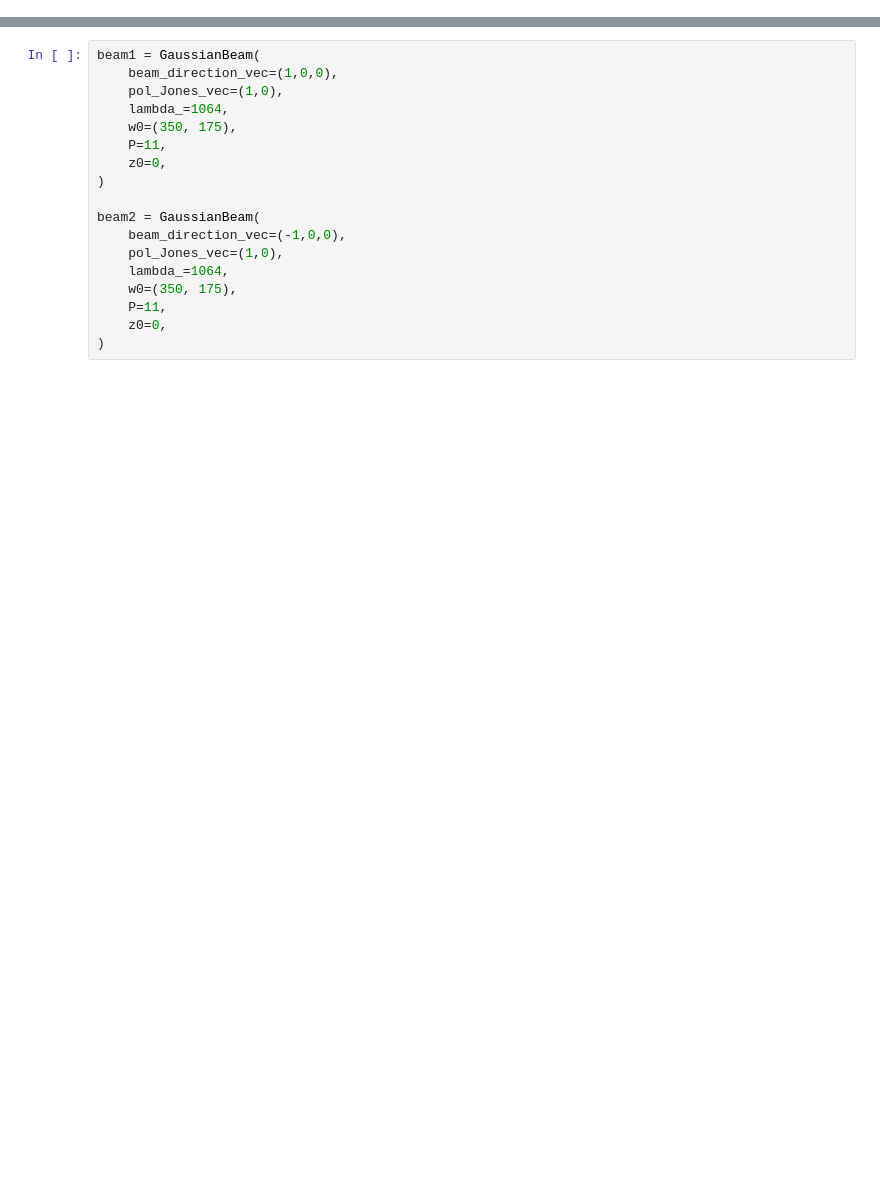
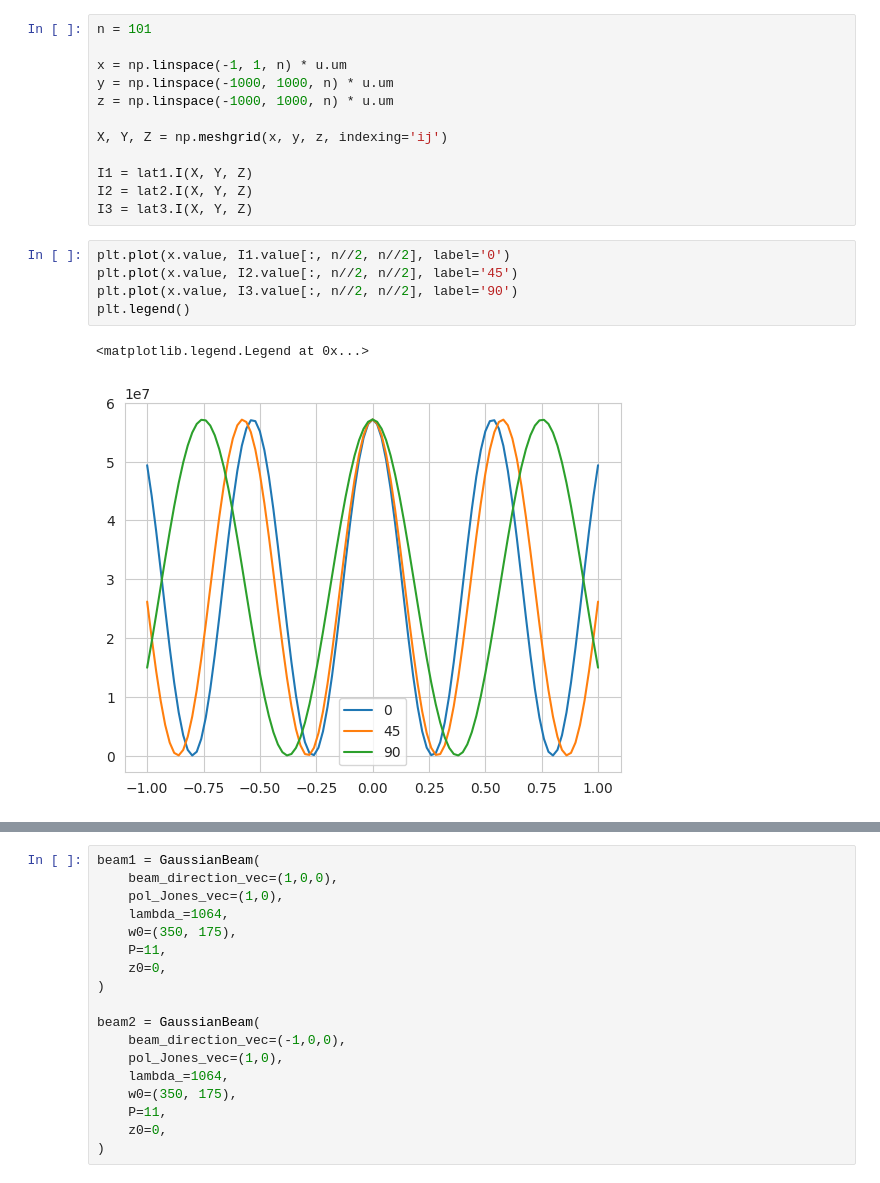
Before and after one commit to lightmat/lightmat, a Jupyter notebook: test_light.ipynb, the cells around one changed output, grey strips where cells are left out. Saved outputs shown, nothing was run; the diff lists cells and outputs as text; blank space fills up the shorter version.

```diff
--- a/test_light.ipynb
+++ b/test_light.ipynb
@@ -13,0 +44,20 @@ sns.set_style('whitegrid')
+# %%
+n = 101
+
+x = np.linspace(-1, 1, n) * u.um
+y = np.linspace(-1000, 1000, n) * u.um
+z = np.linspace(-1000, 1000, n) * u.um
+
+X, Y, Z = np.meshgrid(x, y, z, indexing='ij')
+
+I1 = lat1.I(X, Y, Z)
+I2 = lat2.I(X, Y, Z)
+I3 = lat3.I(X, Y, Z)
+# %%
+plt.plot(x.value, I1.value[:, n//2, n//2], label='0')
+plt.plot(x.value, I2.value[:, n//2, n//2], label='45')
+plt.plot(x.value, I3.value[:, n//2, n//2], label='90')
+plt.legend()
+# %% [output]
+<matplotlib.legend.Legend at 0x...>
+[figure, added]
```
Also changed, not shown: parts of 14 cells of this notebook, 5 other files.
